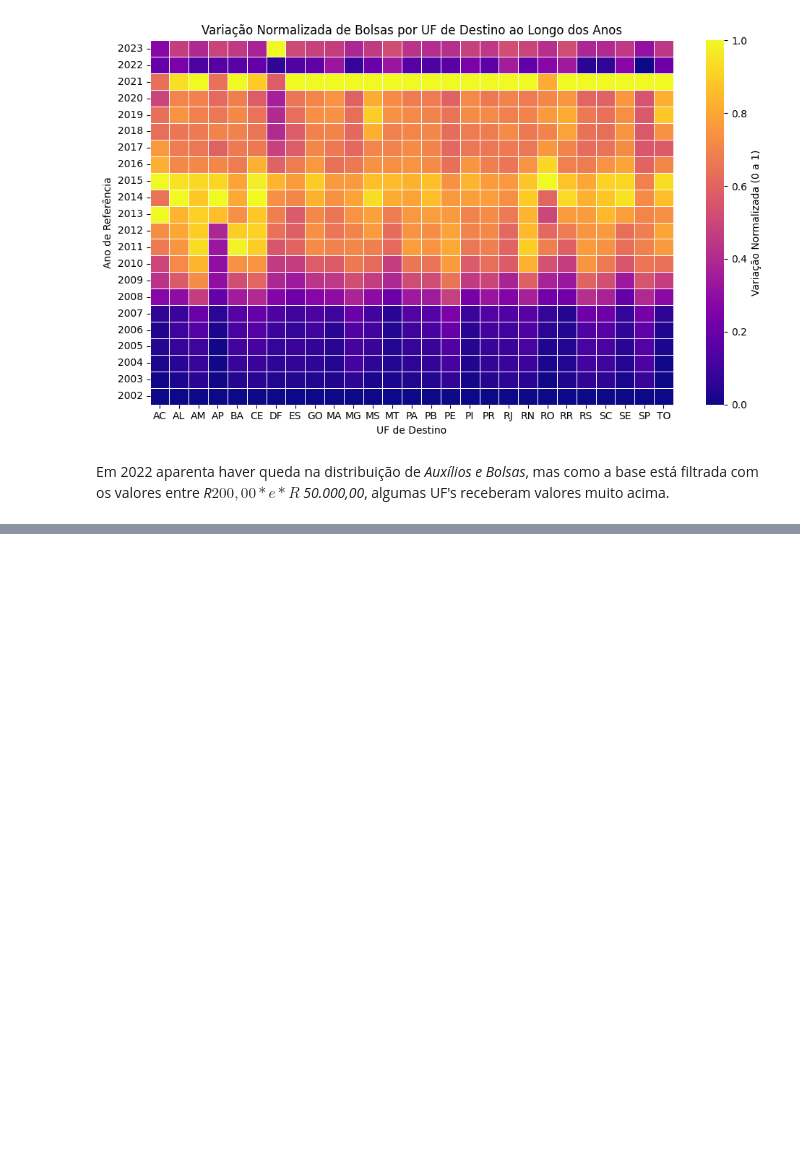
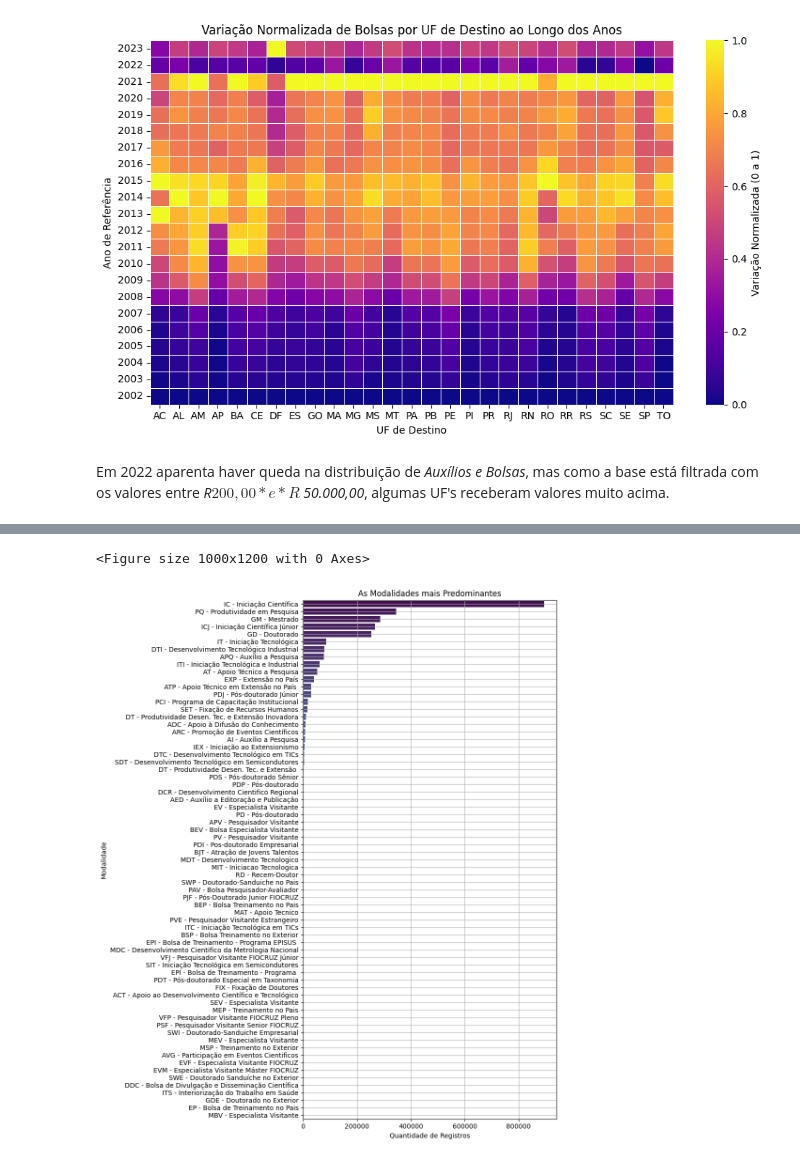
Before and after one commit to SidneyJunior01234/CD_IMD-EDA_AUX_BOLS_CNPq, a Jupyter notebook: Notebooks/EDA_CNPq.ipynb, the cells around one changed output, grey strips where cells are left out. Saved outputs shown, nothing was run; the diff lists cells and outputs as text; code cells hidden in the pictures; blank space fills up the shorter version.

```diff
--- a/Notebooks/EDA_CNPq.ipynb
+++ b/Notebooks/EDA_CNPq.ipynb
@@ -555,0 +646,3 @@ Em 2022 aparenta haver queda na distribuição de *Auxílios e Bolsas*, mas como
+# %%
+analise_3 = dataset.copy()
+analise_3.info()
@@ -555,0 +667,3 @@ Em 2022 aparenta haver queda na distribuição de *Auxílios e Bolsas*, mas como
+# %%
+analise_3 = analise_3.groupby('Modalidade')['Modalidade'].count().sort_values(ascending=False).reset_index(name='Qtd Registros')
+analise_3
@@ -555,0 +684,12 @@ Em 2022 aparenta haver queda na distribuição de *Auxílios e Bolsas*, mas como
+# %%
+plt.figure(figsize=(10, 12))
+sns.barplot(x='Qtd Registros', y='Modalidade', data=analise_3, palette='viridis', hue='Modalidade', legend=False)
+plt.title('As Modalidades mais Predominantes')
+plt.xlabel('Quantidade de Registros')
+plt.ylabel('Modalidade')
+plt.tight_layout()
+plt.grid()
+plt.show()
+# %% [output]
+<Figure size 1000x1200 with 0 Axes>
+[figure, added]
```
Also changed, not shown: parts of 15 cells of this notebook.
